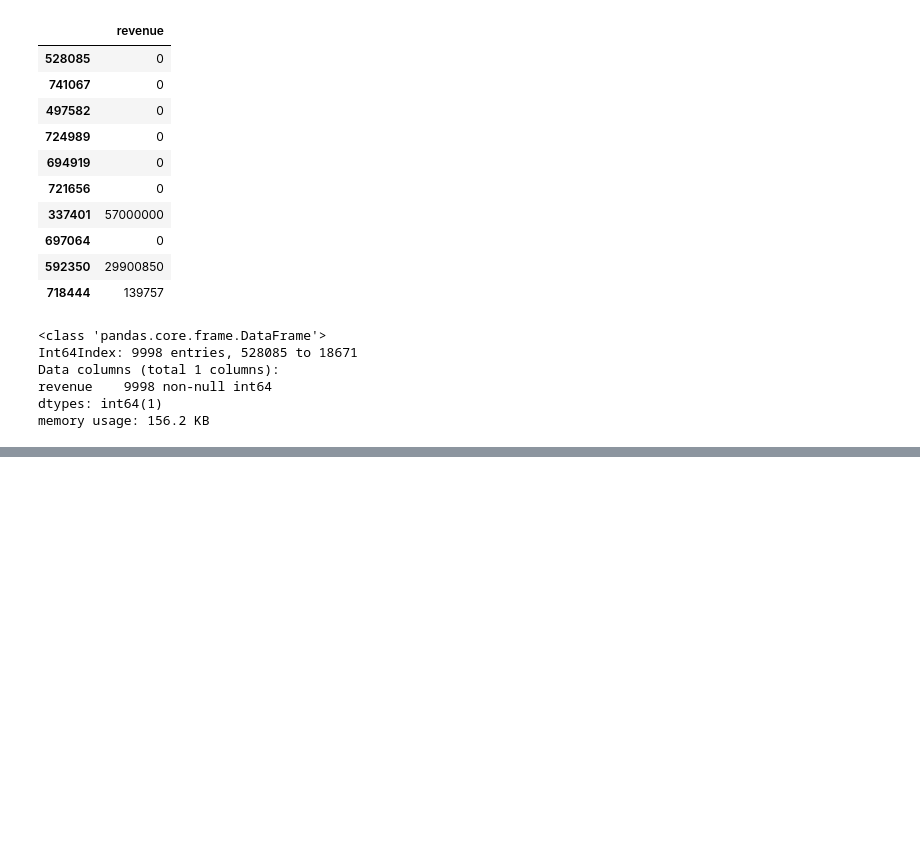
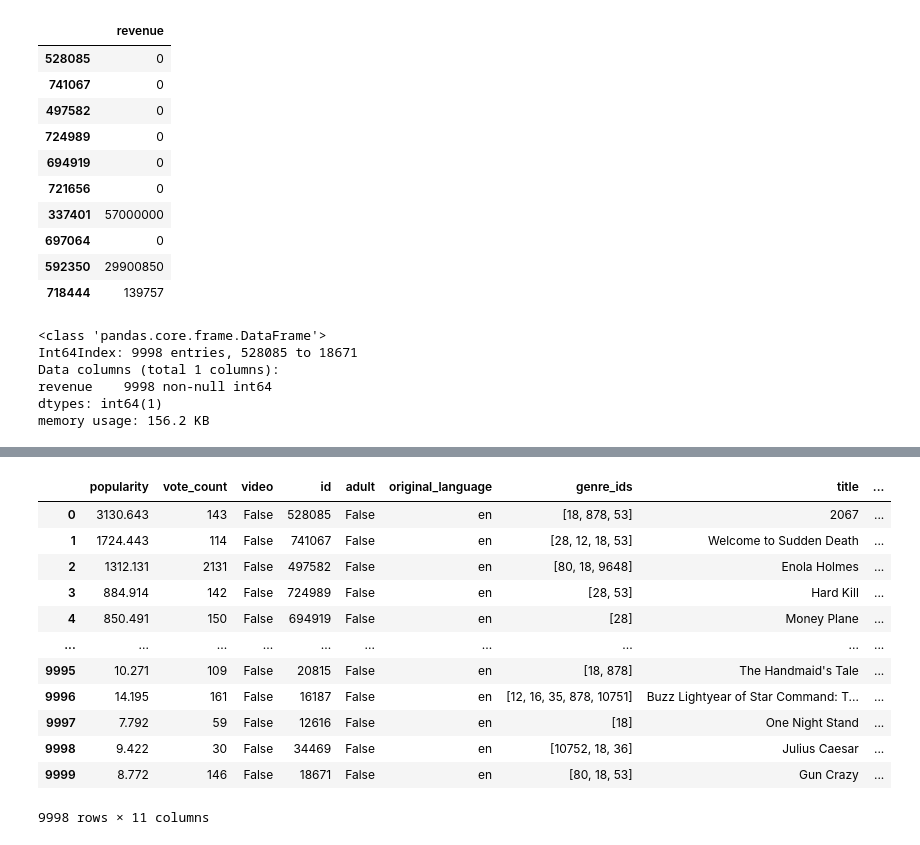
Before and after one commit to adinas94/Phase-1-Microsoft-Movies, a Jupyter notebook: Data Cleaning Notebook for project.ipynb, the cells around one changed output, grey strips where cells are left out. Saved outputs shown, nothing was run; the diff lists cells and outputs as text; code cells hidden in the pictures; blank space fills up the shorter version.

```diff
--- a/Data Cleaning Notebook for project.ipynb
+++ b/Data Cleaning Notebook for project.ipynb
@@ -307,0 +308,3 @@ Our final step in the data cleaning process will be to join these two newly crea
+# %%
+# Join the two tables together on movie id
+total_df = df.merge(revenue, left_on="id", right_index=True)
@@ -308 +318,20 @@ Our final step in the data cleaning process will be to join these two newly crea
+# %%
+# Drop poster path, backdrop path and overview as these columns contain text we will not use.
+# Drop original_title since we will use the "title" column as a reference instead.
+
+total_df.drop(['poster_path', 'backdrop_path', 'overview', 'original_title'], axis=1)
+# %% [output]
+|  | popularity | vote_count | video | id | adult | original_language | genre_ids | title | ... |
+| 0 | 3130.643 | 143 | False | 528085 | False | en | [18, 878, 53] | 2067 | ... |
+| 1 | 1724.443 | 114 | False | 741067 | False | en | [28, 12, 18, 53] | Welcome to Sudden Death | ... |
+| 2 | 1312.131 | 2131 | False | 497582 | False | en | [80, 18, 9648] | Enola Holmes | ... |
+| 3 | 884.914 | 142 | False | 724989 | False | en | [28, 53] | Hard Kill | ... |
+| 4 | 850.491 | 150 | False | 694919 | False | en | [28] | Money Plane | ... |
+| ... | ... | ... | ... | ... | ... | ... | ... | ... | ... |
+| 9995 | 10.271 | 109 | False | 20815 | False | en | [18, 878] | The Handmaid's Tale | ... |
+| 9996 | 14.195 | 161 | False | 16187 | False | en | [12, 16, 35, 878, 10751] | Buzz Lightyear of Star Command: T... | ... |
+| 9997 | 7.792 | 59 | False | 12616 | False | en | [18] | One Night Stand | ... |
+| 9998 | 9.422 | 30 | False | 34469 | False | en | [10752, 18, 36] | Julius Caesar | ... |
+| 9999 | 8.772 | 146 | False | 18671 | False | en | [80, 18, 53] | Gun Crazy | ... |
+9998 rows × 11 columns
 # %%
```
Also changed, not shown: parts of 3 cells of this notebook, 1 other file.
